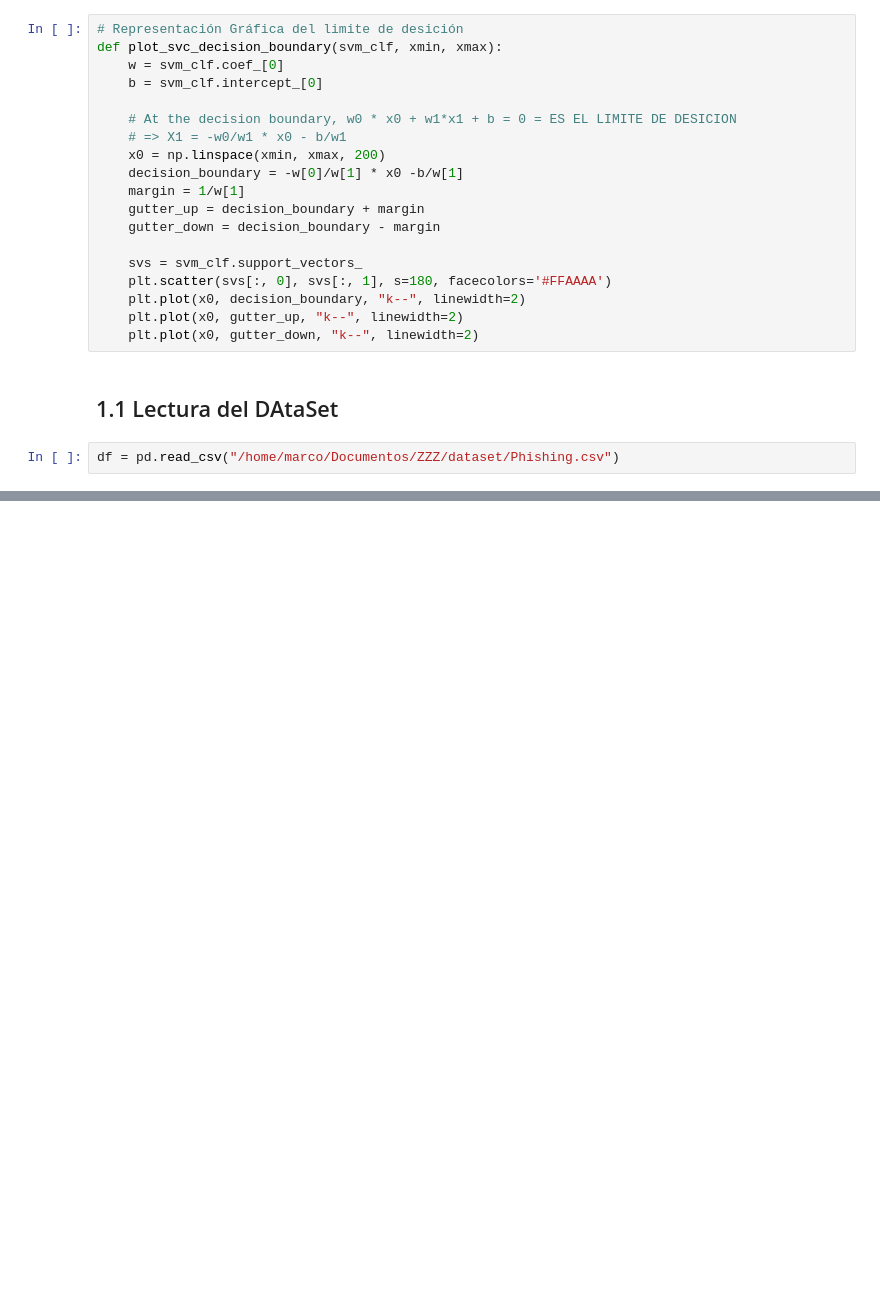
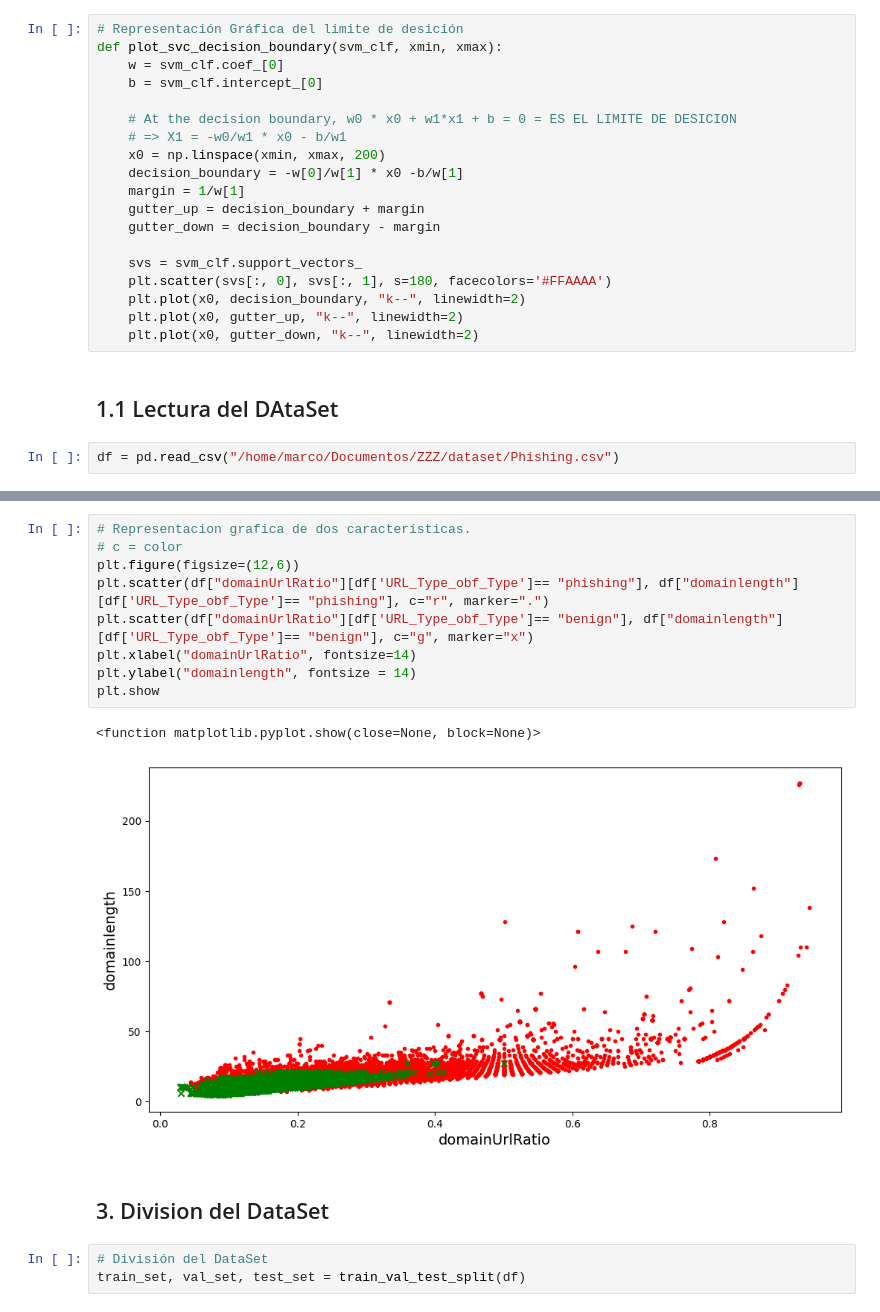
Before and after one commit to MarcoMendoza7/PLyF, a Jupyter notebook: Suport_Vector_Machine.ipynb, the cells around one changed output, grey strips where cells are left out. Cells and saved outputs as stored; diff of their text form; blank space fills up the shorter version.

```diff
--- a/Suport_Vector_Machine.ipynb
+++ b/Suport_Vector_Machine.ipynb
@@ -70,0 +151,17 @@ df = pd.read_csv("/home/marco/Documentos/ZZZ/dataset/Phishing.csv")
+# %%
+# Representacion grafica de dos características.
+# c = color
+plt.figure(figsize=(12,6))
+plt.scatter(df["domainUrlRatio"][df['URL_Type_obf_Type']== "phishing"], df["domainlength"][df['URL_Type_obf_Type']== "phishing"], c="r", marker=".")
+plt.scatter(df["domainUrlRatio"][df['URL_Type_obf_Type']== "benign"], df["domainlength"][df['URL_Type_obf_Type']== "benign"], c="g", marker="x")
+plt.xlabel("domainUrlRatio", fontsize=14)
+plt.ylabel("domainlength", fontsize = 14)
+plt.show
+# %% [output]
+<function matplotlib.pyplot.show(close=None, block=None)>
+[figure, added]
+# %% [markdown]
+## 3. Division del DataSet
+# %%
+# División del DataSet
+train_set, val_set, test_set = train_val_test_split(df)
```
Also changed, not shown: parts of 56 cells of this notebook.
